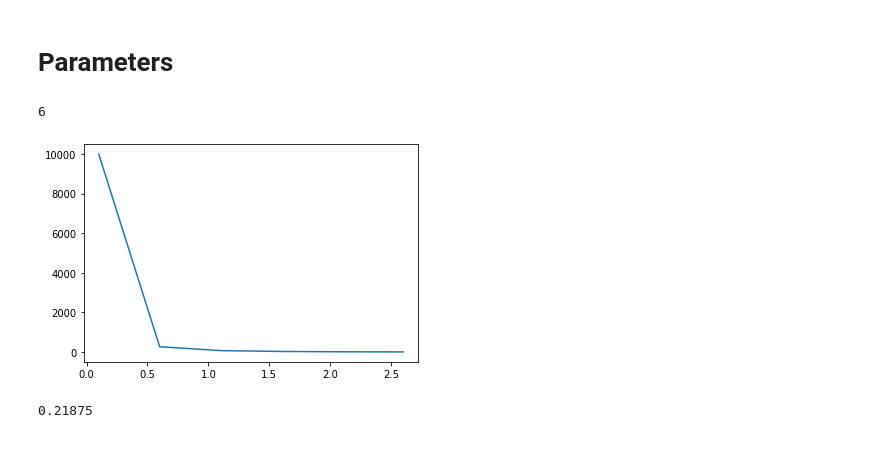
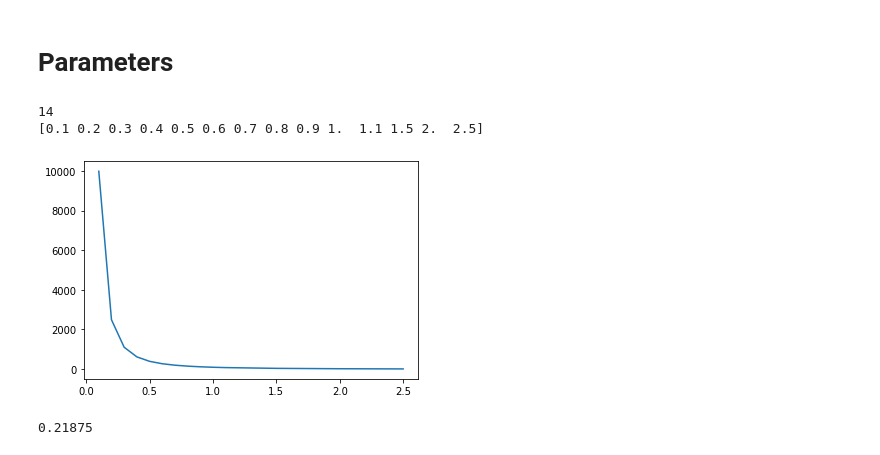
Before and after one commit to blakeelias/pandemic_RL, a Jupyter notebook: code/Cost_Functions.ipynb, the cells around one changed output. Saved outputs shown, nothing was run; the diff lists cells and outputs as text; code cells hidden in the pictures.

```diff
--- a/code/Cost_Functions.ipynb
+++ b/code/Cost_Functions.ipynb
@@ -63,15 +63,17 @@ def cost_of_r(r, power=power):
     else:
         return (actual - baseline) * scale_factor
 # %%
-rs = np.arange(0.1, 3.1, 0.5)
+rs = np.array([0.1, 0.2, 0.3, 0.4, 0.5, 0.6, 0.7, 0.8, 0.9, 1.0, 1.1, 1.5, 2.0, 2.5])
 costs_of_r = [cost_of_r(r) for r in rs]
 sns.lineplot(x=rs, y=costs_of_r)
 actions = rs
 num_actions = len(actions)
-num_actions
+print(num_actions)
+print(actions)
 # %% [output]
-6
+14
+[0.1 0.2 0.3 0.4 0.5 0.6 0.7 0.8 0.9 1.  1.1 1.5 2.  2.5]
-[figure, old version]
+[figure, new version]
 # %%
 cost_of_r(1.0) / cost_of_r(0.5)
 # %% [output]
```
Also changed, not shown: parts of 11 cells of this notebook.
